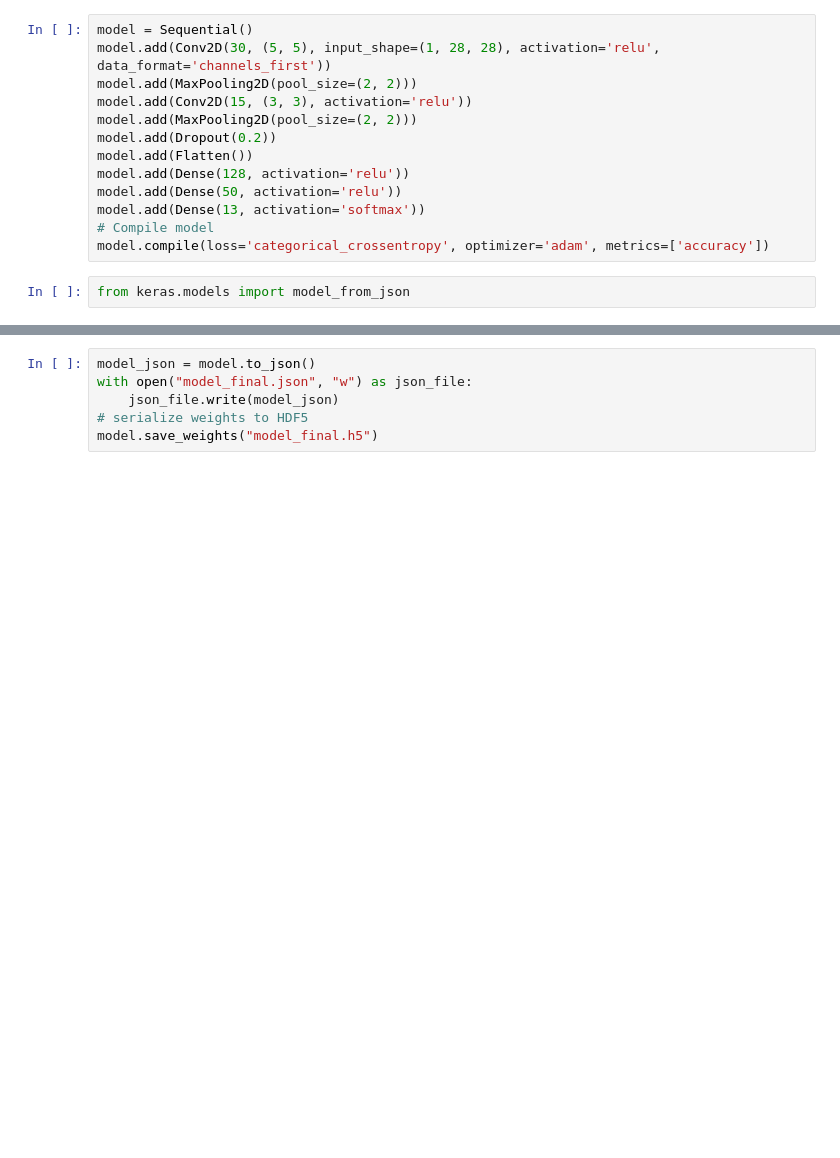
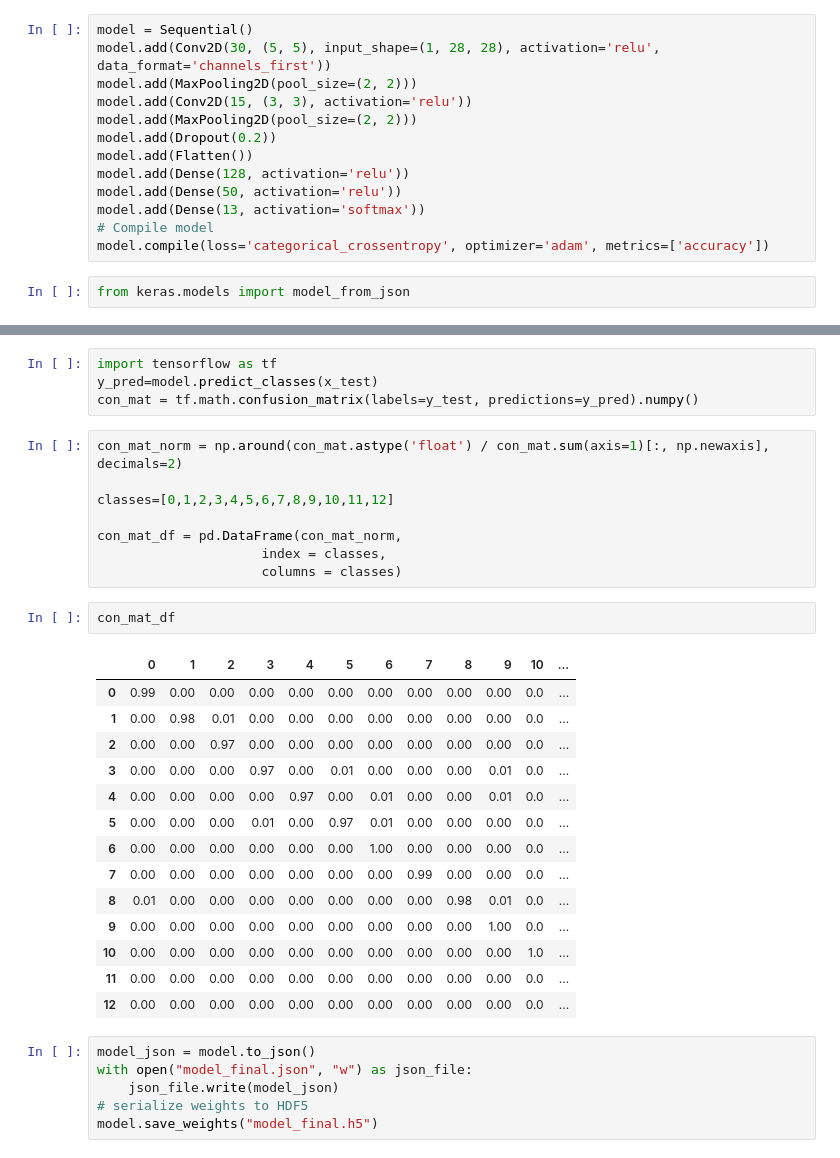
Before and after one commit to Srekar/Handwritten-expression-evaluation, a Jupyter notebook: train.ipynb, the cells around one changed output, grey strips where cells are left out. Drawn from its saved outputs; the diff is of its cells as text; blank space fills up the shorter version.

```diff
--- a/train.ipynb
+++ b/train.ipynb
@@ -102,3 +130,32 @@ Epoch 10/10
+# %%
+import tensorflow as tf
+y_pred=model.predict_classes(x_test)
+con_mat = tf.math.confusion_matrix(labels=y_test, predictions=y_pred).numpy()
+# %%
+con_mat_norm = np.around(con_mat.astype('float') / con_mat.sum(axis=1)[:, np.newaxis], decimals=2)
+
+classes=[0,1,2,3,4,5,6,7,8,9,10,11,12]
+
+con_mat_df = pd.DataFrame(con_mat_norm,
+                     index = classes,
+                     columns = classes)
+# %%
+con_mat_df
+# %% [output]
+|  | 0 | 1 | 2 | 3 | 4 | 5 | 6 | 7 | 8 | 9 | 10 | ... |
+| 0 | 0.99 | 0.00 | 0.00 | 0.00 | 0.00 | 0.00 | 0.00 | 0.00 | 0.00 | 0.00 | 0.0 | ... |
+| 1 | 0.00 | 0.98 | 0.01 | 0.00 | 0.00 | 0.00 | 0.00 | 0.00 | 0.00 | 0.00 | 0.0 | ... |
+| 2 | 0.00 | 0.00 | 0.97 | 0.00 | 0.00 | 0.00 | 0.00 | 0.00 | 0.00 | 0.00 | 0.0 | ... |
+| 3 | 0.00 | 0.00 | 0.00 | 0.97 | 0.00 | 0.01 | 0.00 | 0.00 | 0.00 | 0.01 | 0.0 | ... |
+| 4 | 0.00 | 0.00 | 0.00 | 0.00 | 0.97 | 0.00 | 0.01 | 0.00 | 0.00 | 0.01 | 0.0 | ... |
+| 5 | 0.00 | 0.00 | 0.00 | 0.01 | 0.00 | 0.97 | 0.01 | 0.00 | 0.00 | 0.00 | 0.0 | ... |
+| 6 | 0.00 | 0.00 | 0.00 | 0.00 | 0.00 | 0.00 | 1.00 | 0.00 | 0.00 | 0.00 | 0.0 | ... |
+| 7 | 0.00 | 0.00 | 0.00 | 0.00 | 0.00 | 0.00 | 0.00 | 0.99 | 0.00 | 0.00 | 0.0 | ... |
+| 8 | 0.01 | 0.00 | 0.00 | 0.00 | 0.00 | 0.00 | 0.00 | 0.00 | 0.98 | 0.01 | 0.0 | ... |
+| 9 | 0.00 | 0.00 | 0.00 | 0.00 | 0.00 | 0.00 | 0.00 | 0.00 | 0.00 | 1.00 | 0.0 | ... |
+| 10 | 0.00 | 0.00 | 0.00 | 0.00 | 0.00 | 0.00 | 0.00 | 0.00 | 0.00 | 0.00 | 1.0 | ... |
+| 11 | 0.00 | 0.00 | 0.00 | 0.00 | 0.00 | 0.00 | 0.00 | 0.00 | 0.00 | 0.00 | 0.0 | ... |
+| 12 | 0.00 | 0.00 | 0.00 | 0.00 | 0.00 | 0.00 | 0.00 | 0.00 | 0.00 | 0.00 | 0.0 | ... |
 # %%
 model_json = model.to_json()
 with open("model_final.json", "w") as json_file:
```
Also changed, not shown: parts of 11 cells of this notebook, 2 other files.
